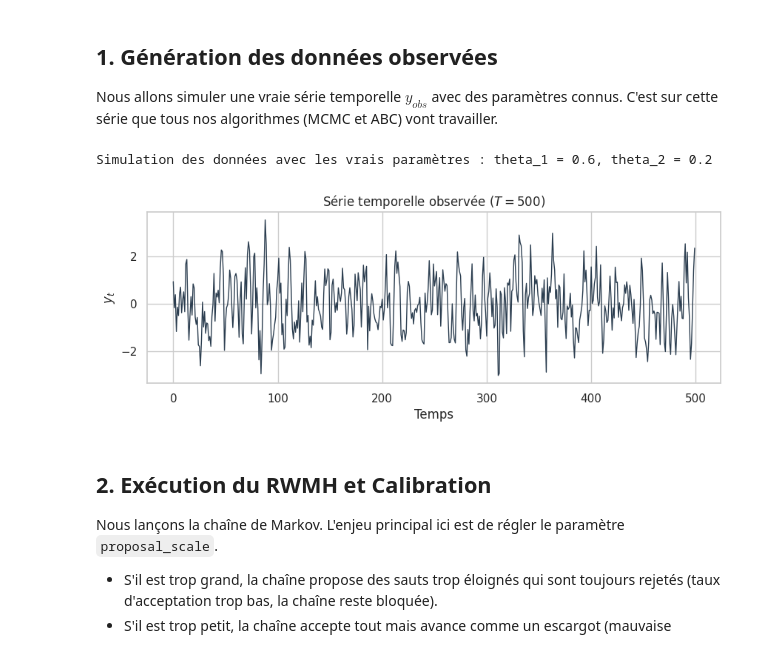
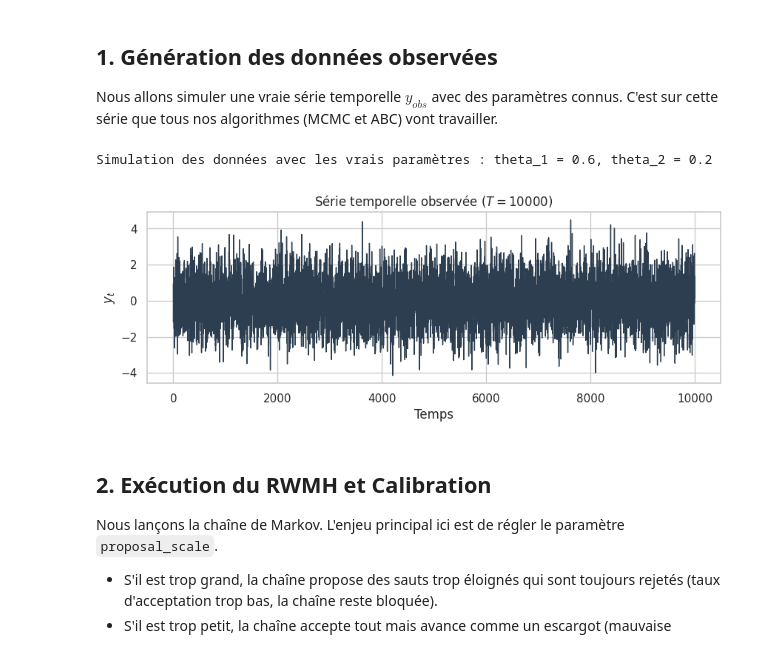
Before and after one commit to kalfonruben-oss/Gibbs-and-ABC, a Jupyter notebook: notebooks/gold_standard_executed.ipynb, the cells around one changed output. Saved outputs shown, nothing was run; the diff lists cells and outputs as text; code cells hidden in the pictures.

```diff
--- a/notebooks/gold_standard_executed.ipynb
+++ b/notebooks/gold_standard_executed.ipynb
@@ -40,21 +36,21 @@ Nous allons simuler une vraie série temporelle $y_{obs}$ avec des paramètres c
 # %%
 # Vrais paramètres
 theta_true = np.array([0.6, 0.2])
-T = 500   # augmente de 200 a 500 pour concentrer la posteriore
+T = 10000   # augmente de 200 a 500 pour concentrer la posteriore
 
 print(f"Simulation des données avec les vrais paramètres : theta_1 = {theta_true[0]}, theta_2 = {theta_true[1]}")
 y_obs = ma_model.simulate(theta_true, T, rng)
 
 plt.figure(figsize=(10, 3))
 plt.plot(y_obs, color='#2c3e50', lw=1)
 plt.title(f"Série temporelle observée ($T={T}$)")
 plt.xlabel("Temps")
 plt.ylabel("$y_t$")
 plt.savefig("figure.png")
 plt.show()
 # %% [output]
 Simulation des données avec les vrais paramètres : theta_1 = 0.6, theta_2 = 0.2
-[figure, old version]
+[figure, new version]
 # %% [markdown]
 ## 2. Exécution du RWMH et Calibration
 
```
Also changed, not shown: parts of 4 cells of this notebook, 1 other file.
